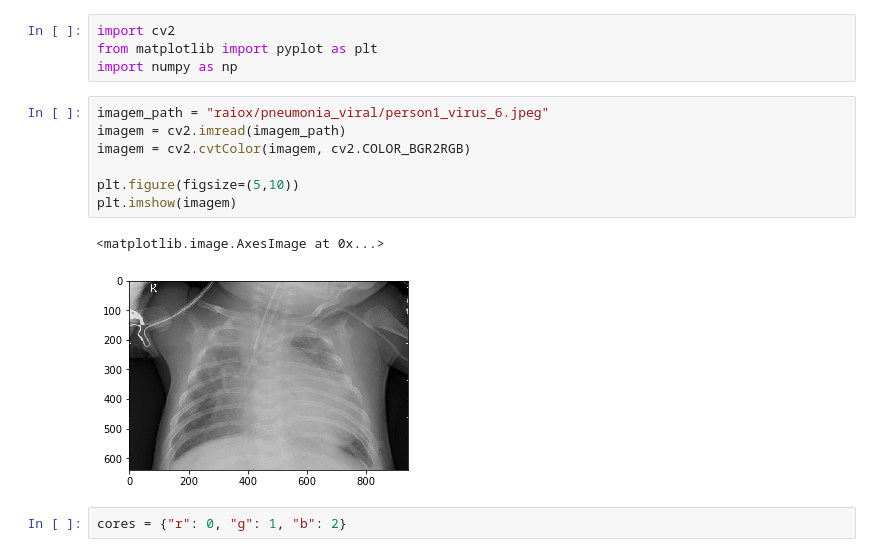
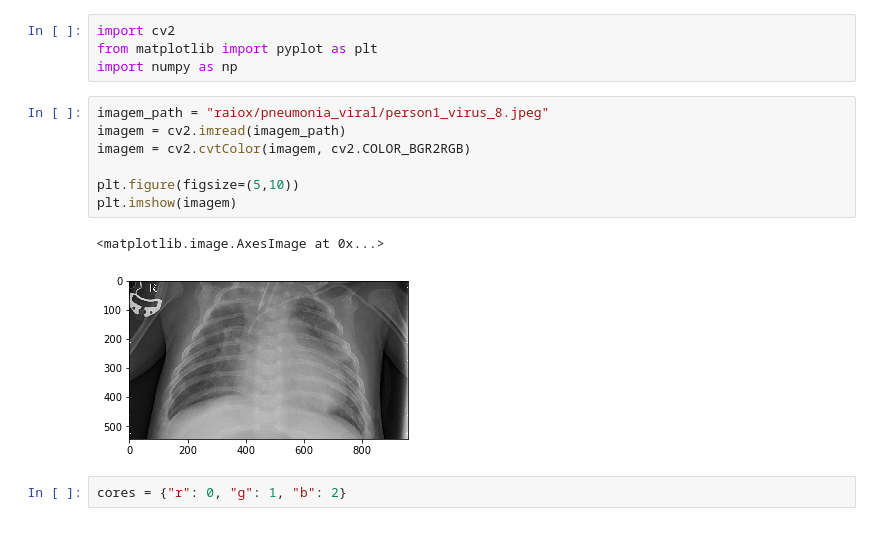
Before and after one commit to guicmachado/fiap-ml-visao-computacional-capstone-alternative, a Jupyter notebook: projeto-final/analise-imagens-medicas.ipynb, the cells around one changed output. Saved outputs shown, nothing was run; the diff lists cells and outputs as text.

```diff
--- a/projeto-final/analise-imagens-medicas.ipynb
+++ b/projeto-final/analise-imagens-medicas.ipynb
@@ -965,15 +965,15 @@ import cv2
 from matplotlib import pyplot as plt
 import numpy as np
 # %%
-imagem_path = "raiox/pneumonia_viral/person1_virus_6.jpeg"
+imagem_path = "raiox/pneumonia_viral/person1_virus_8.jpeg"
 imagem = cv2.imread(imagem_path)
 imagem = cv2.cvtColor(imagem, cv2.COLOR_BGR2RGB)
 
 plt.figure(figsize=(5,10))
 plt.imshow(imagem)
 # %% [output]
 <matplotlib.image.AxesImage at 0x...>
-[figure, old version]
+[figure, new version]
 # %%
 cores = {"r": 0, "g": 1, "b": 2}
 # %%
```
Also changed, not shown: parts of 9 cells of this notebook.
